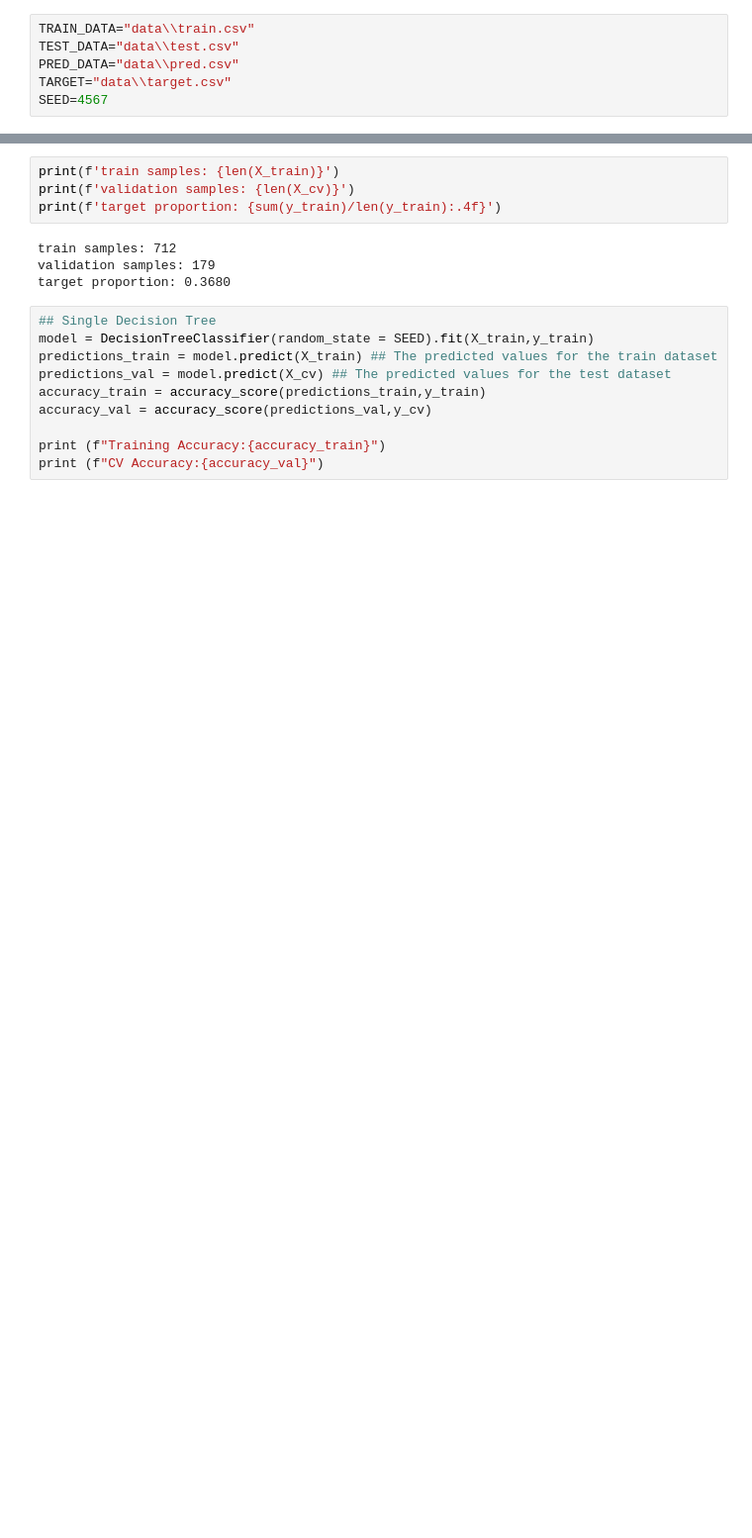
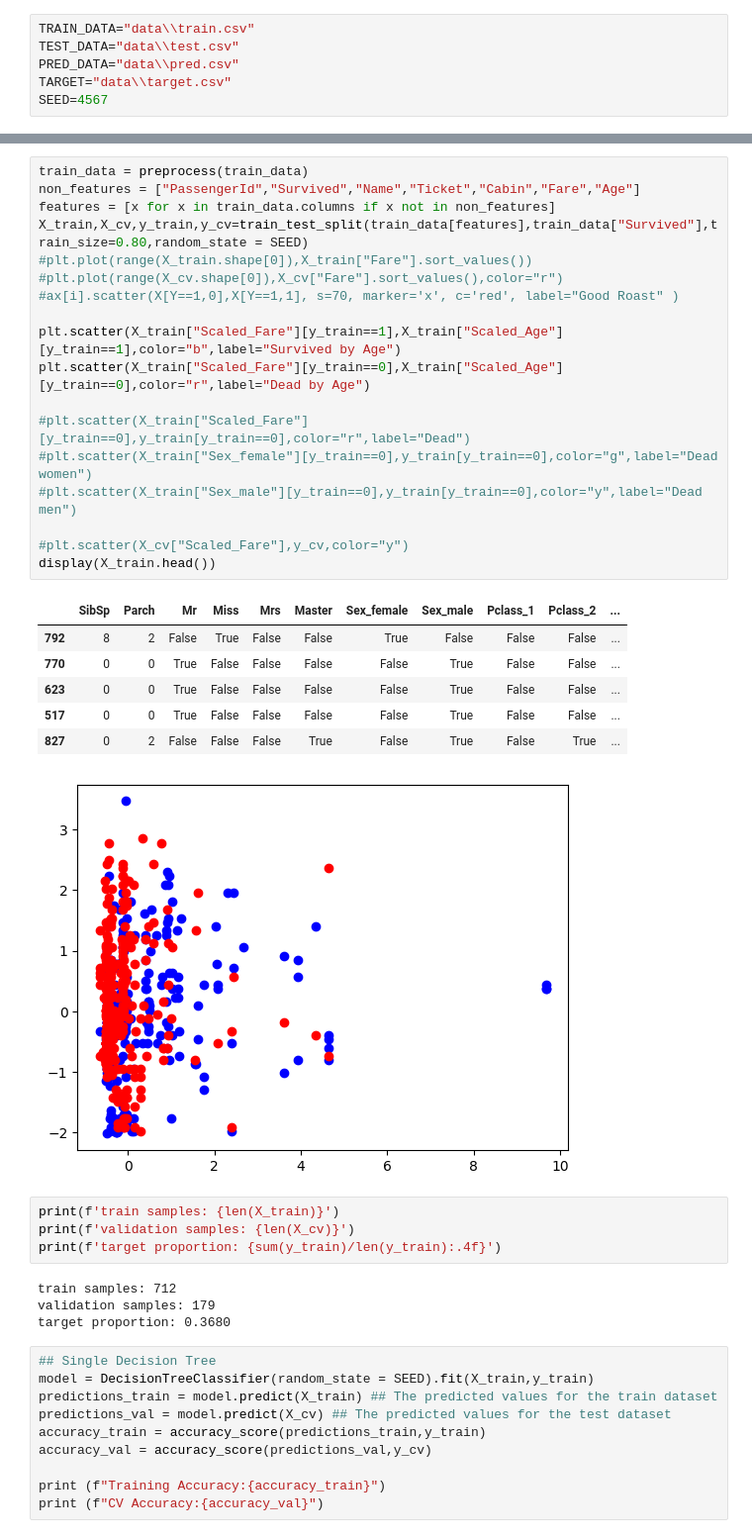
Before and after one commit to Ananthi/TitanicSurvival, a Jupyter notebook: TitanicSurvival.ipynb, the cells around one changed output, grey strips where cells are left out. Shown: that part at 99% size. Drawn from its saved outputs; the diff is of its cells as text; blank space fills up the shorter version.

```diff
--- a/TitanicSurvival.ipynb
+++ b/TitanicSurvival.ipynb
@@ -50,3 +49,29 @@ X_train,X_cv,y_train,y_cv=train_test_split(train_data[features],train_data["Surv
+# %%
+train_data = preprocess(train_data)
+non_features = ["PassengerId","Survived","Name","Ticket","Cabin","Fare","Age"]
+features = [x for x in train_data.columns if x not in non_features]
+X_train,X_cv,y_train,y_cv=train_test_split(train_data[features],train_data["Survived"],train_size=0.80,random_state = SEED)
+#plt.plot(range(X_train.shape[0]),X_train["Fare"].sort_values())
+#plt.plot(range(X_cv.shape[0]),X_cv["Fare"].sort_values(),color="r")
+#ax[i].scatter(X[Y==1,0],X[Y==1,1], s=70, marker='x', c='red', label="Good Roast" )
+
+plt.scatter(X_train["Scaled_Fare"][y_train==1],X_train["Scaled_Age"][y_train==1],color="b",label="Survived by Age")
+plt.scatter(X_train["Scaled_Fare"][y_train==0],X_train["Scaled_Age"][y_train==0],color="r",label="Dead by Age")
+
+#plt.scatter(X_train["Scaled_Fare"][y_train==0],y_train[y_train==0],color="r",label="Dead")
+#plt.scatter(X_train["Sex_female"][y_train==0],y_train[y_train==0],color="g",label="Dead women")
+#plt.scatter(X_train["Sex_male"][y_train==0],y_train[y_train==0],color="y",label="Dead men")
+
+#plt.scatter(X_cv["Scaled_Fare"],y_cv,color="y")
+display(X_train.head())
+# %% [output]
+|  | SibSp | Parch | Mr | Miss | Mrs | Master | Sex_female | Sex_male | Pclass_1 | Pclass_2 | ... |
+| 792 | 8 | 2 | False | True | False | False | True | False | False | False | ... |
+| 770 | 0 | 0 | True | False | False | False | False | True | False | False | ... |
+| 623 | 0 | 0 | True | False | False | False | False | True | False | False | ... |
+| 517 | 0 | 0 | True | False | False | False | False | True | False | False | ... |
+| 827 | 0 | 2 | False | False | False | True | False | True | False | True | ... |
+[figure, added]
 # %%
 print(f'train samples: {len(X_train)}')
 print(f'validation samples: {len(X_cv)}')
```
Also changed, not shown: parts of 15 cells of this notebook, 2 other files.
